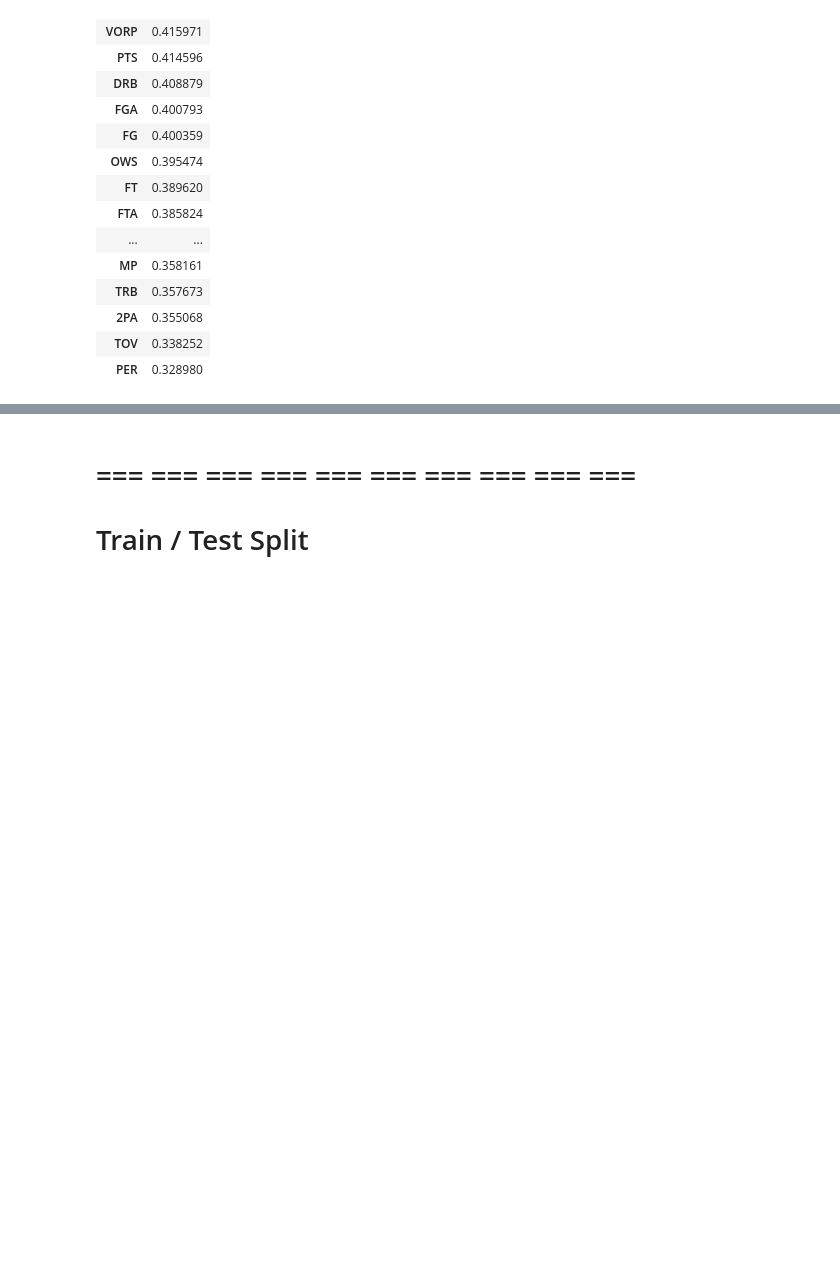
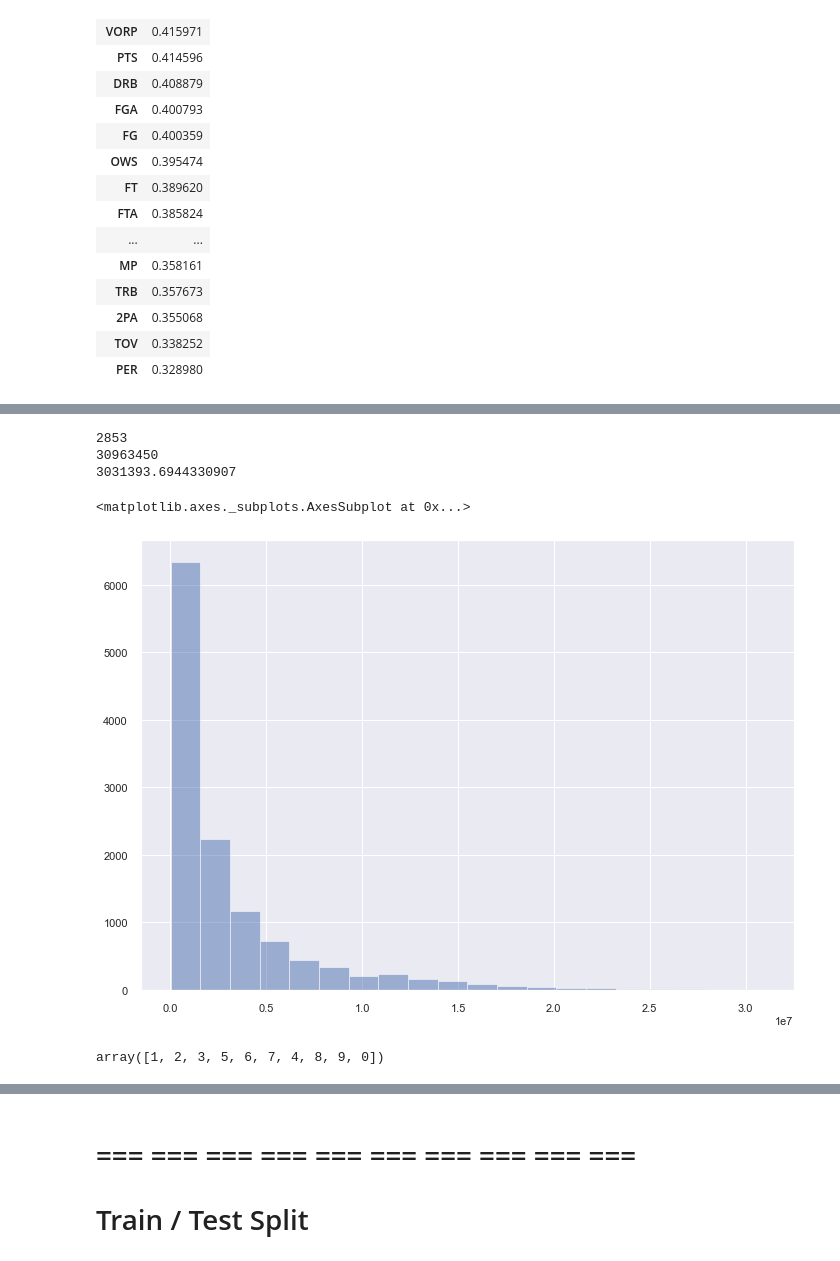
Before and after one commit to LukasMachetanz/data-mining-nba, a Jupyter notebook: data_mining-nba.ipynb, the cells around one changed output, grey strips where cells are left out. Drawn from its saved outputs; the diff is of its cells as text; code cells hidden in the pictures; blank space fills up the shorter version.

```diff
--- a/data_mining-nba.ipynb
+++ b/data_mining-nba.ipynb
@@ -1169,0 +1206,13 @@ correlations_df.head(20)
+# %%
+print(df.salary.min())
+print(df.salary.max())
+print(df.salary.mean())
+# %% [output]
+2853
+30963450
+3031393.6944330907
+# %%
+df.salary.hist(bins=20, alpha=0.5)
+# %% [output]
+<matplotlib.axes._subplots.AxesSubplot at 0x...>
+[figure, added]
@@ -1169,0 +1223,4 @@ correlations_df.head(20)
+# %%
+df["categorical_salary"].unique()
+# %% [output]
+array([1, 2, 3, 5, 6, 7, 4, 8, 9, 0])
```
Also changed, not shown: parts of 105 cells of this notebook, 2 other files.
